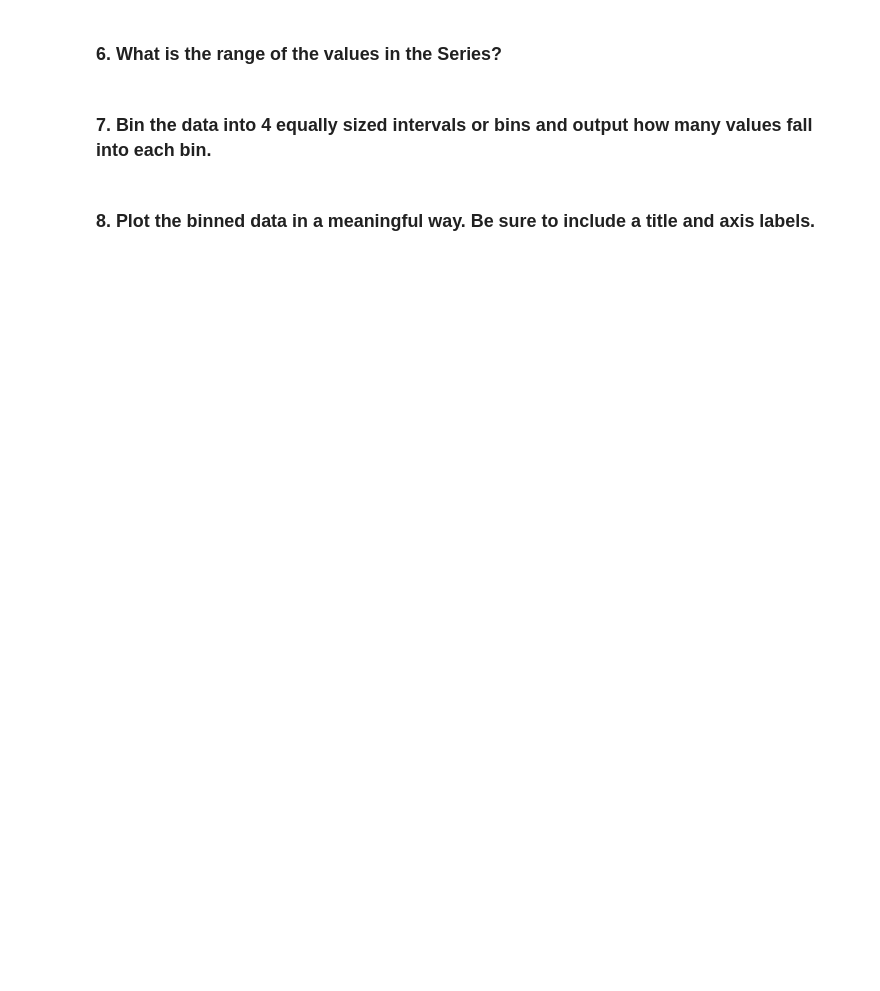
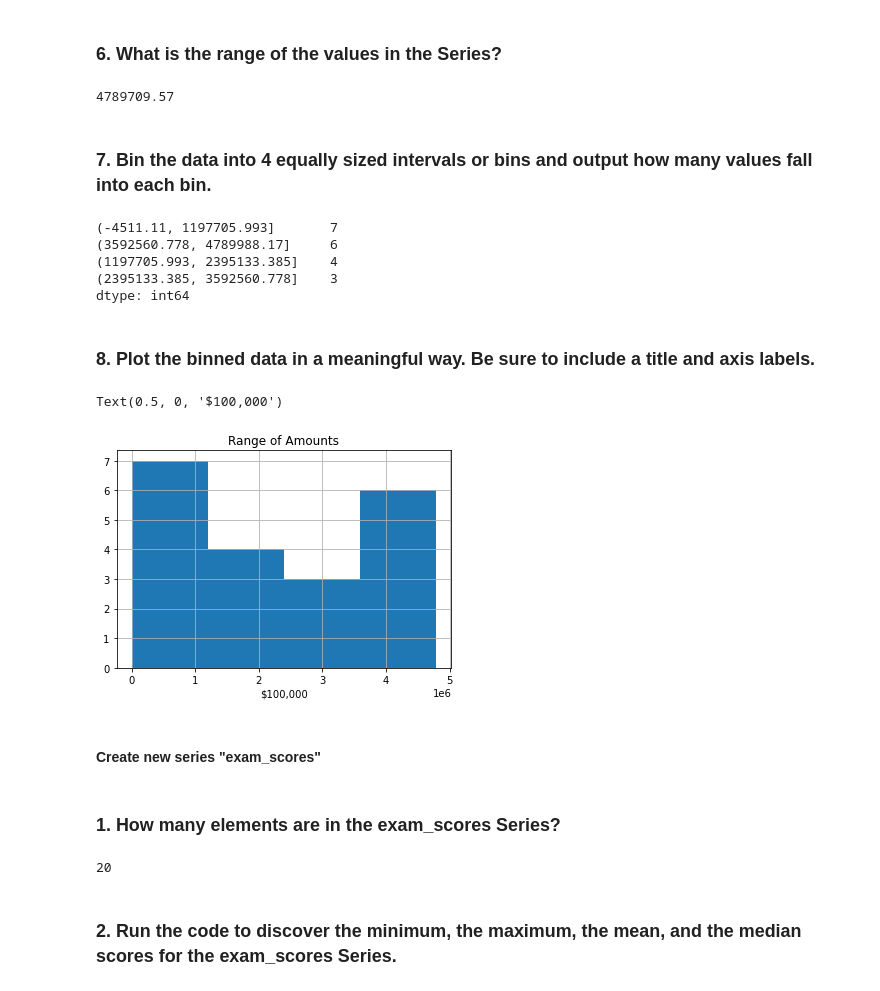
Before and after one commit to markydoug/numpy-pandas-visualization-exercises, a Jupyter notebook: pandas_series.ipynb, the cells around one changed output. Cells and saved outputs as stored; diff of their text form; code cells hidden in the pictures; blank space fills up the shorter version.

```diff
--- a/pandas_series.ipynb
+++ b/pandas_series.ipynb
@@ -75,4 +313,6 @@ numbers = pd.Series(    ['$796,459.41', '$278.60', '$482,571.67', '$4,503,915.98
 # %% [markdown]
 ### 3. Perform the necessary manipulations by accessing Series attributes and methods to convert the numbers Series to a numeric data type.
+# %%
+numbers_1 = numbers.str.replace('$','').str.replace(",","").astype(float)
 # %% [markdown]
 ### 4. Run the code to discover the maximum value from the Series.
@@ -81,6 +329,27 @@ numbers = pd.Series(    ['$796,459.41', '$278.60', '$482,571.67', '$4,503,915.98
 # %% [markdown]
 ### 6. What is the range of the values in the Series?
+# %%
+numbers_1.max() - numbers_1.min()
+# %% [output]
+4789709.57
 # %% [markdown]
 ### 7. Bin the data into 4 equally sized intervals or bins and output how many values fall into each bin.
+# %%
+pd.cut(numbers_1, 4).value_counts()
+# %% [output]
+(-4511.11, 1197705.993]       7
+(3592560.778, 4789988.17]     6
+(1197705.993, 2395133.385]    4
+(2395133.385, 3592560.778]    3
+dtype: int64
 # %% [markdown]
 ### 8. Plot the binned data in a meaningful way. Be sure to include a title and axis labels.
+# %%
+numbers_1.hist(bins =4)
+plt.title("Range of Amounts")
+plt.xlabel("$100,000")
+# %% [output]
+Text(0.5, 0, '$100,000')
+[figure, added]
+# %% [markdown]
+#### Create new series "exam_scores"
@@ -86,0 +359,8 @@ numbers = pd.Series(    ['$796,459.41', '$278.60', '$482,571.67', '$4,503,915.98
+# %% [markdown]
+### 1. How many elements are in the exam_scores Series?
+# %%
+len(exam_scores)
+# %% [output]
+20
+# %% [markdown]
+### 2. Run the code to discover the minimum, the maximum, the mean, and the median scores for the exam_scores Series.
```
Also changed, not shown: parts of 41 cells of this notebook.
